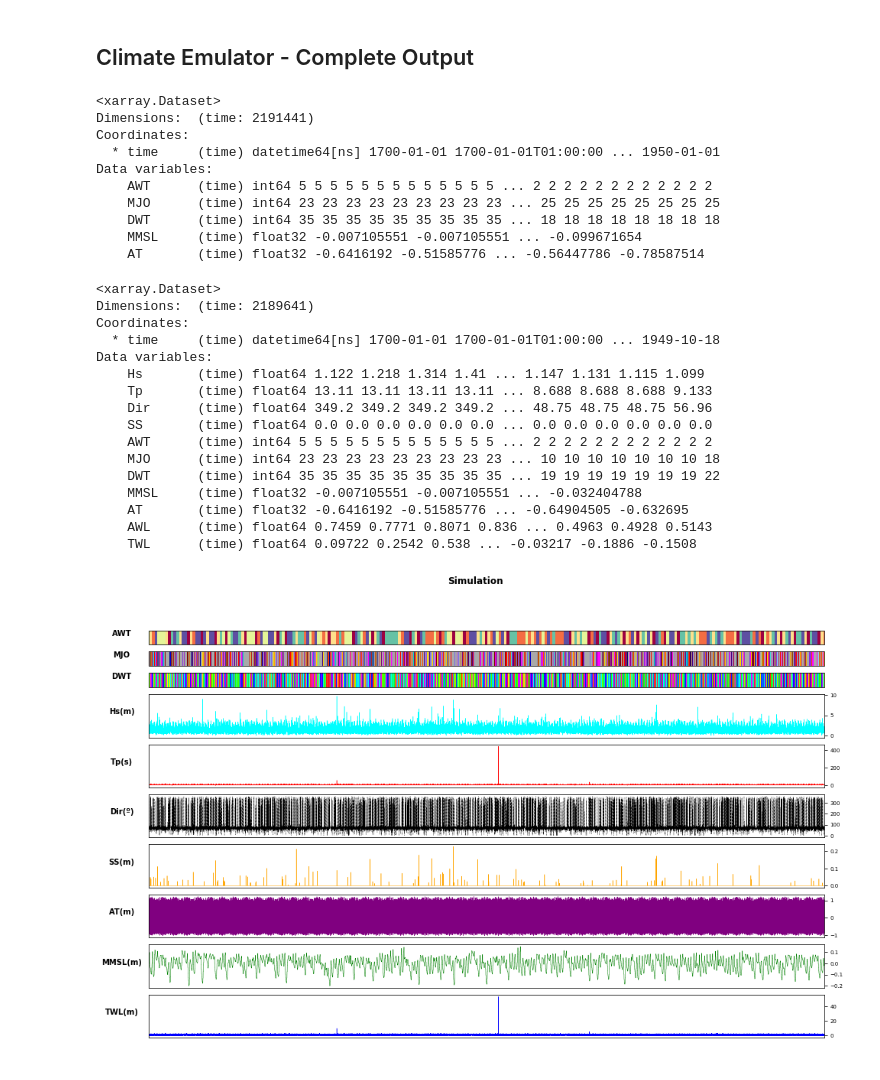
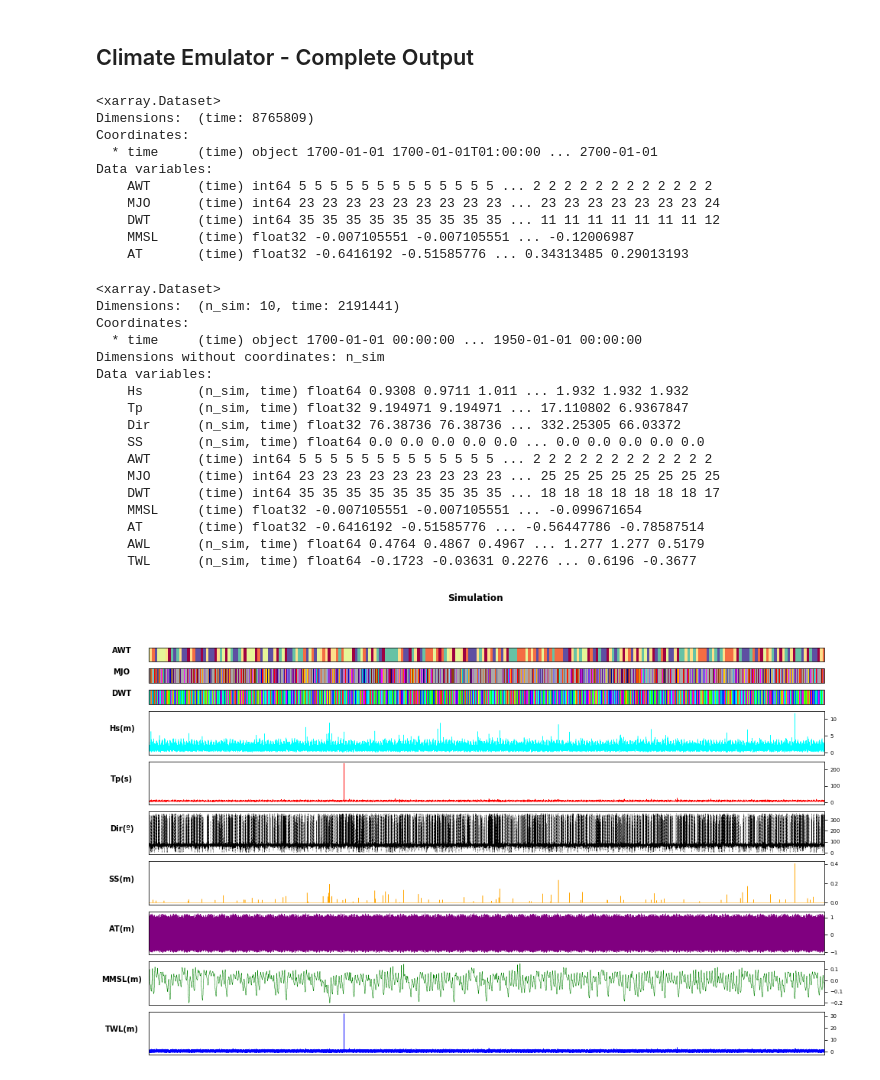
Before and after one commit to teslakit/teslakit, a Jupyter notebook: notebooks/nb_KWAJALEIN/12_Climate_Emulator.ipynb, the cells around one changed output. Saved outputs shown, nothing was run; the diff lists cells and outputs as text; code cells hidden in the pictures.

```diff
--- a/notebooks/nb_KWAJALEIN/12_Climate_Emulator.ipynb
+++ b/notebooks/nb_KWAJALEIN/12_Climate_Emulator.ipynb
@@ -146,24 +145,25 @@ Plot_Waves_Histogram_FitSim(WVS_fit, WVS_sim);
 # --------------------------------------
 # Get all simulated data (hourly): AWTs, DWTs, MJO, MMSL, AT
 
-DATA_sim_h = db.Load_SIM_hourly(n_sim_awt=0, n_sim_mjo=0, n_sim_dwt=0)
+DATA_sim_h = db.Load_SIM_Covariates(n_sim_awt=0, n_sim_mjo=0, n_sim_dwt=0)
 
 print(DATA_sim_h)
 # %% [output]
 <xarray.Dataset>
-Dimensions:  (time: 2191441)
+Dimensions:  (time: 8765809)
 Coordinates:
-  * time     (time) datetime64[ns] 1700-01-01 1700-01-01T01:00:00 ... 1950-01-01
+  * time     (time) object 1700-01-01 1700-01-01T01:00:00 ... 2700-01-01
 Data variables:
     AWT      (time) int64 5 5 5 5 5 5 5 5 5 5 5 5 5 ... 2 2 2 2 2 2 2 2 2 2 2 2
-    MJO      (time) int64 23 23 23 23 23 23 23 23 23 ... 25 25 25 25 25 25 25 25
-    DWT      (time) int64 35 35 35 35 35 35 35 35 35 ... 18 18 18 18 18 18 18 18
-    MMSL     (time) float32 -0.007105551 -0.007105551 ... -0.099671654
-    AT       (time) float32 -0.6416192 -0.51585776 ... -0.56447786 -0.78587514
+    MJO      (time) int64 23 23 23 23 23 23 23 23 23 ... 23 23 23 23 23 23 23 24
+    DWT      (time) int64 35 35 35 35 35 35 35 35 35 ... 11 11 11 11 11 11 11 12
+    MMSL     (time) float32 -0.007105551 -0.007105551 ... -0.12006987
+    AT       (time) float32 -0.6416192 -0.51585776 ... 0.34313485 0.29013193
 # %%
 # --------------------------------------
 #  Complete simulation
 
+# TODO: time profile and optimize
 def Simulation_Hourly(wvs_sim, tcs_sim, data_sim):
     '''
     Generate hourly simulation output.
@@ -174,19 +174,25 @@ def Simulation_Hourly(wvs_sim, tcs_sim, data_sim):
     - calculates AWL and TWL
     '''
 
-    # Aggregate waves families data
-    wvs_agr = Aggregate_WavesFamilies(wvs_sim)
+    # iterate simulations
+    ls_hy = []
+    for i_sim in wvs_sim.n_sim:
 
-    # Calculate Intradaily hourly hydrographs for simulated storms
-    hy = Intradaily_Hydrograph(wvs_agr, tcs_sim)
+        # Aggregate waves families
+        wvs_agr = Aggregate_WavesFamilies(wvs_sim.sel(n_sim=i_sim))
 
+        # Calculate Intradaily hourly hydrographs for simulated storms
+        hy = Intradaily_Hydrograph(wvs_agr, tcs_sim.sel(n_sim=i_sim))
+        ls_hy.append(hy)
+
+    # combine hourly simulations
+    hy = xr.concat(ls_hy, 'n_sim')
 
     # Complete simulation output
     d1, d2 = xds_limit_dates([hy, data_sim])
     hy = hy.sel(time = slice(d1, d2))
     dd = data_sim.sel(time = slice(d1, d2))
     hy = xr.merge([hy, dd])
-
 
     # Calculate hourly Atmospheric Water Level and Total Water Level
     hy['AWL'] = AWL(hy.Hs, hy.Tp)
@@ -196,31 +202,37 @@ def Simulation_Hourly(wvs_sim, tcs_sim, data_sim):
 
 
 # Generate simulated hourly data
-SIM = Simulation_Hourly(WVS_sim, TCS_sim, DATA_sim_h)
+SIM = Simulation_Hourly(WVS_upd, TCs_sim, DATA_sim_h)
+print(SIM)
 
-print(SIM)
+# Store complete simulations
+db.Save_SIM_Complete(SIM)
 # %% [output]
 <xarray.Dataset>
-Dimensions:  (time: 2189641)
+Dimensions:  (n_sim: 10, time: 2191441)
 Coordinates:
-  * time     (time) datetime64[ns] 1700-01-01 1700-01-01T01:00:00 ... 1949-10-18
+  * time     (time) object 1700-01-01 00:00:00 ... 1950-01-01 00:00:00
+Dimensions without coordinates: n_sim
 Data variables:
-    Hs       (time) float64 1.122 1.218 1.314 1.41 ... 1.147 1.131 1.115 1.099
-    Tp       (time) float64 13.11 13.11 13.11 13.11 ... 8.688 8.688 8.688 9.133
-    Dir      (time) float64 349.2 349.2 349.2 349.2 ... 48.75 48.75 48.75 56.96
-    SS       (time) float64 0.0 0.0 0.0 0.0 0.0 0.0 ... 0.0 0.0 0.0 0.0 0.0 0.0
+    Hs       (n_sim, time) float64 0.9308 0.9711 1.011 ... 1.932 1.932 1.932
+    Tp       (n_sim, time) float32 9.194971 9.194971 ... 17.110802 6.9367847
+    Dir      (n_sim, time) float32 76.38736 76.38736 ... 332.25305 66.03372
+    SS       (n_sim, time) float64 0.0 0.0 0.0 0.0 0.0 ... 0.0 0.0 0.0 0.0 0.0
     AWT      (time) int64 5 5 5 5 5 5 5 5 5 5 5 5 5 ... 2 2 2 2 2 2 2 2 2 2 2 2
-    MJO      (time) int64 23 23 23 23 23 23 23 23 23 ... 10 10 10 10 10 10 10 18
-    DWT      (time) int64 35 35 35 35 35 35 35 35 35 ... 19 19 19 19 19 19 19 22
-    MMSL     (time) float32 -0.007105551 -0.007105551 ... -0.032404788
-    AT       (time) float32 -0.6416192 -0.51585776 ... -0.64904505 -0.632695
-    AWL      (time) float64 0.7459 0.7771 0.8071 0.836 ... 0.4963 0.4928 0.5143
-    TWL      (time) float64 0.09722 0.2542 0.538 ... -0.03217 -0.1886 -0.1508
+    MJO      (time) int64 23 23 23 23 23 23 23 23 23 ... 25 25 25 25 25 25 25 25
+    DWT      (time) int64 35 35 35 35 35 35 35 35 35 ... 18 18 18 18 18 18 18 17
+    MMSL     (time) float32 -0.007105551 -0.007105551 ... -0.099671654
+    AT       (time) float32 -0.6416192 -0.51585776 ... -0.56447786 -0.78587514
+    AWL      (n_sim, time) float64 0.4764 0.4867 0.4967 ... 1.277 1.277 0.5179
+    TWL      (n_sim, time) float64 -0.1723 -0.03631 0.2276 ... 0.6196 -0.3677
 # %%
 # Plot simulated output
-Plot_Simulation(SIM);
+
+SIM = db.Load_SIM_Complete()
+
+Plot_Simulation(SIM.sel(n_sim=0));
 # %% [output]
-[figure, old version]
+[figure, new version]
 # %%
 # --------------------------------------
 #  Annual Maxima
```
Also changed, not shown: parts of 7 cells of this notebook.
